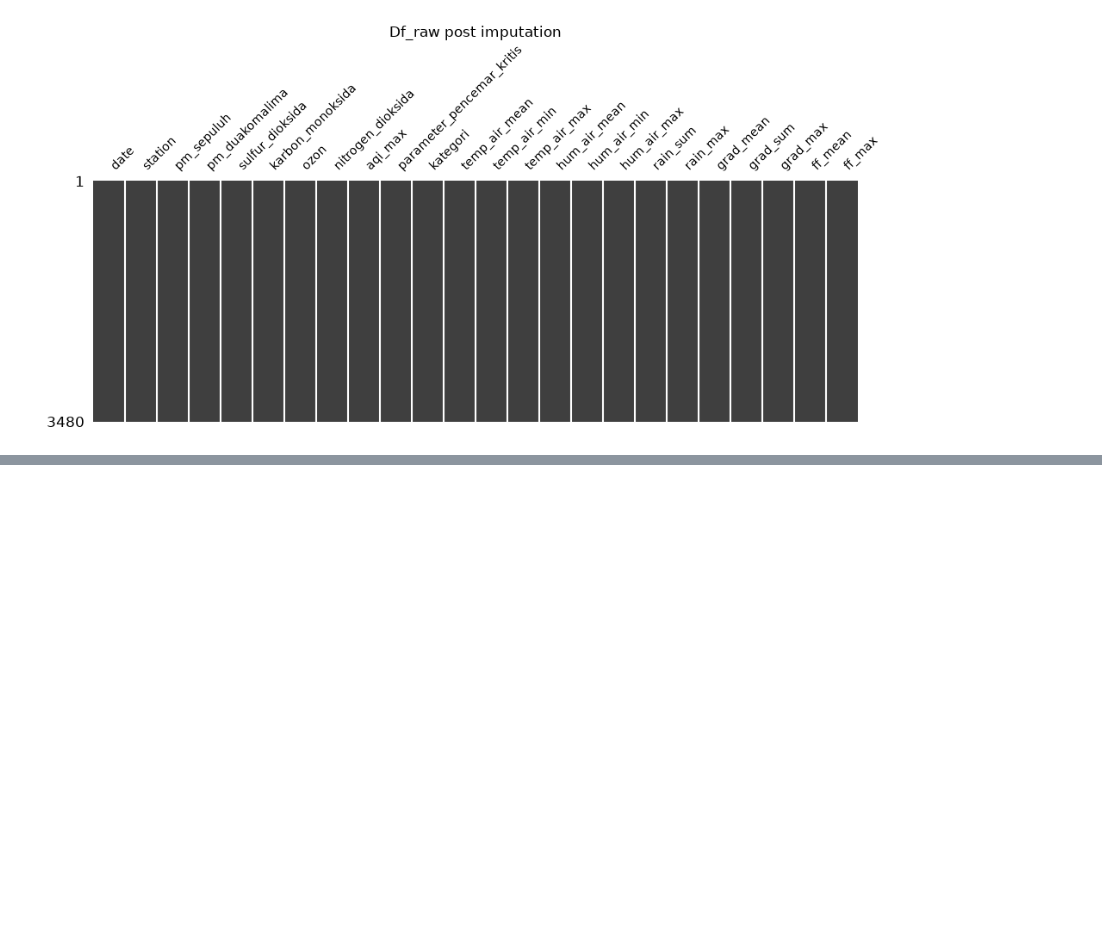
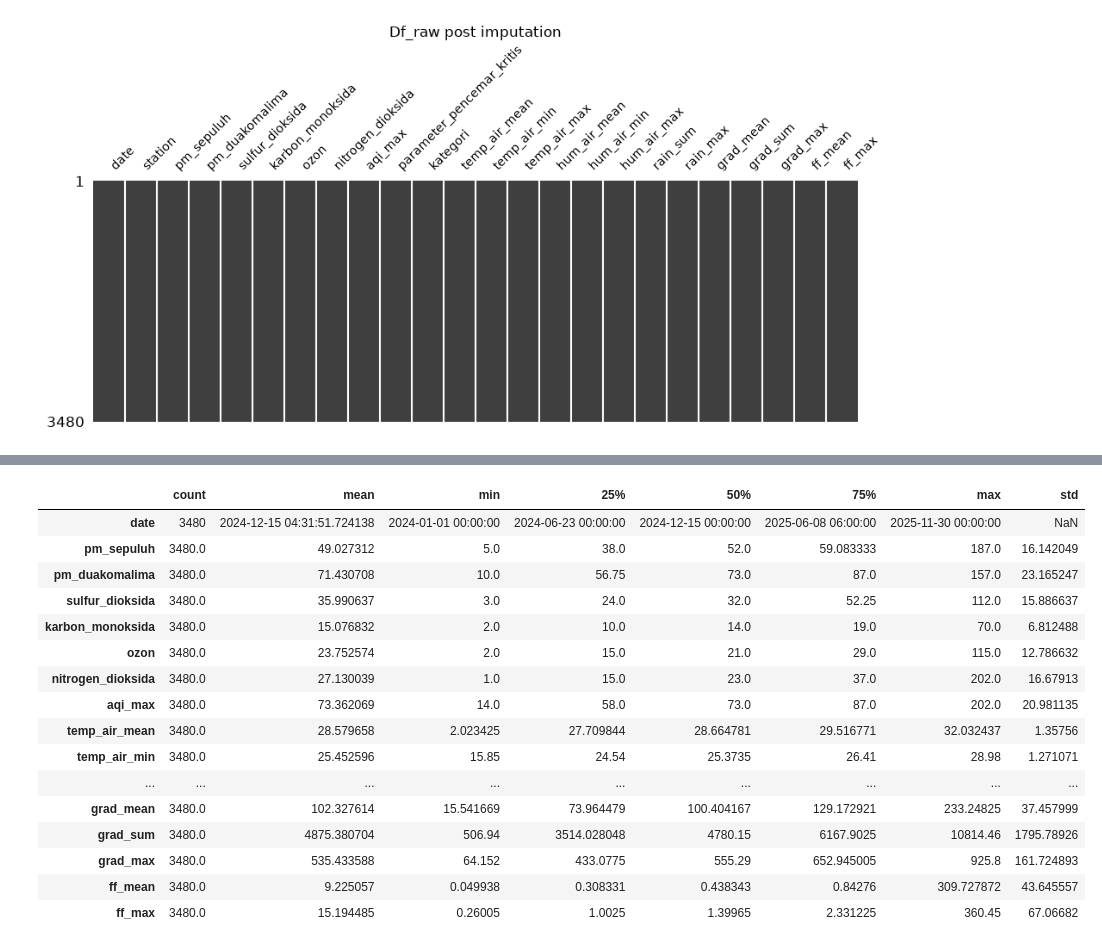
Before and after one commit to Briant-s/Jakarta_AirQuality_Prediction, a Jupyter notebook: data_cleaning.ipynb, the cells around one changed output, grey strips where cells are left out. Drawn from its saved outputs; the diff is of its cells as text; code cells hidden in the pictures; blank space fills up the shorter version.

Commit message:
added no smote approach and finished exporting clean data

```diff
--- a/data_cleaning.ipynb
+++ b/data_cleaning.ipynb
@@ -414,0 +350,6 @@ ff_max: 137 outliers 3.936781609195402
+# %%
+# Fix Sangat Tidak Sehat -> Tidak Sehat
+df_impute["kategori"] = df_impute["kategori"].replace("SANGAT TIDAK SEHAT", "TIDAK SEHAT")
+
+print("Class Counts after cleaning:")
+print(df_impute["kategori"].value_counts())
@@ -414,0 +406,20 @@ ff_max: 137 outliers 3.936781609195402
+# %%
+df_impute.describe().T
+# %% [output]
+|  | count | mean | min | 25% | 50% | 75% | max | std |
+| date | 3480 | 2024-12-15 04:31:51.724138 | 2024-01-01 00:00:00 | 2024-06-23 00:00:00 | 2024-12-15 00:00:00 | 2025-06-08 06:00:00 | 2025-11-30 00:00:00 | NaN |
+| pm_sepuluh | 3480.0 | 49.027312 | 5.0 | 38.0 | 52.0 | 59.083333 | 187.0 | 16.142049 |
+| pm_duakomalima | 3480.0 | 71.430708 | 10.0 | 56.75 | 73.0 | 87.0 | 157.0 | 23.165247 |
+| sulfur_dioksida | 3480.0 | 35.990637 | 3.0 | 24.0 | 32.0 | 52.25 | 112.0 | 15.886637 |
+| karbon_monoksida | 3480.0 | 15.076832 | 2.0 | 10.0 | 14.0 | 19.0 | 70.0 | 6.812488 |
+| ozon | 3480.0 | 23.752574 | 2.0 | 15.0 | 21.0 | 29.0 | 115.0 | 12.786632 |
+| nitrogen_dioksida | 3480.0 | 27.130039 | 1.0 | 15.0 | 23.0 | 37.0 | 202.0 | 16.67913 |
+| aqi_max | 3480.0 | 73.362069 | 14.0 | 58.0 | 73.0 | 87.0 | 202.0 | 20.981135 |
+| temp_air_mean | 3480.0 | 28.579658 | 2.023425 | 27.709844 | 28.664781 | 29.516771 | 32.032437 | 1.35756 |
+| temp_air_min | 3480.0 | 25.452596 | 15.85 | 24.54 | 25.3735 | 26.41 | 28.98 | 1.271071 |
+| ... | ... | ... | ... | ... | ... | ... | ... | ... |
+| grad_mean | 3480.0 | 102.327614 | 15.541669 | 73.964479 | 100.404167 | 129.172921 | 233.24825 | 37.457999 |
+| grad_sum | 3480.0 | 4875.380704 | 506.94 | 3514.028048 | 4780.15 | 6167.9025 | 10814.46 | 1795.78926 |
+| grad_max | 3480.0 | 535.433588 | 64.152 | 433.0775 | 555.29 | 652.945005 | 925.8 | 161.724893 |
+| ff_mean | 3480.0 | 9.225057 | 0.049938 | 0.308331 | 0.438343 | 0.84276 | 309.727872 | 43.645557 |
+| ff_max | 3480.0 | 15.194485 | 0.26005 | 1.0025 | 1.39965 | 2.331225 | 360.45 | 67.06682 |
```
Also changed, not shown: parts of 12 cells of this notebook, 8 other files.
